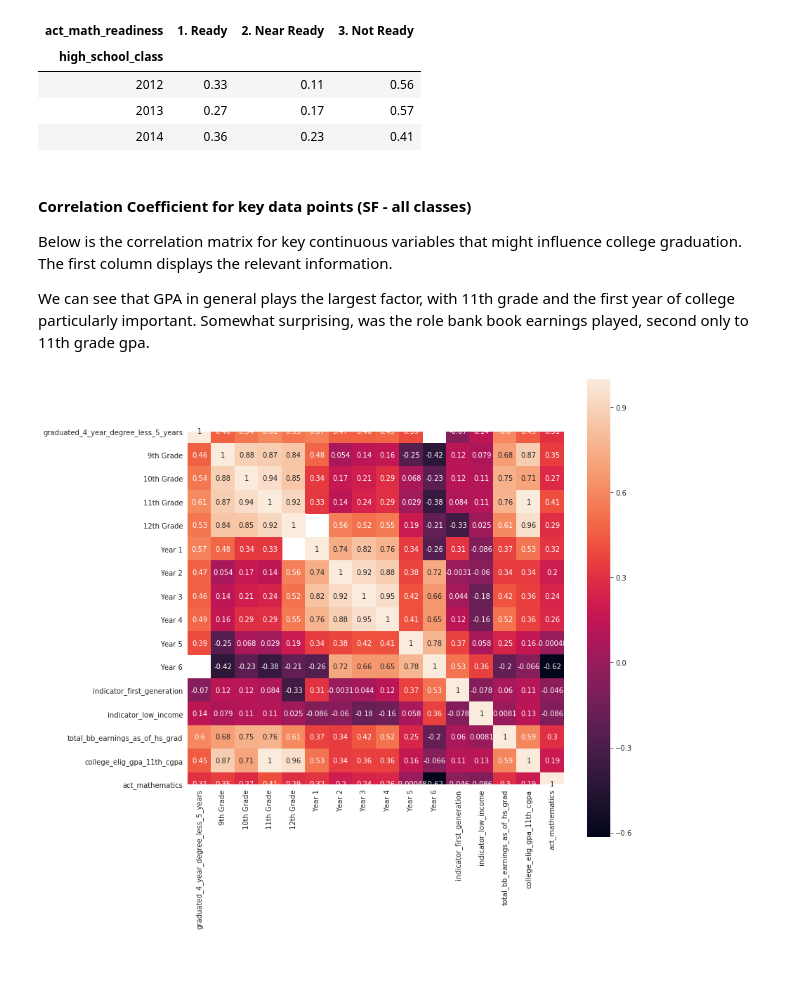
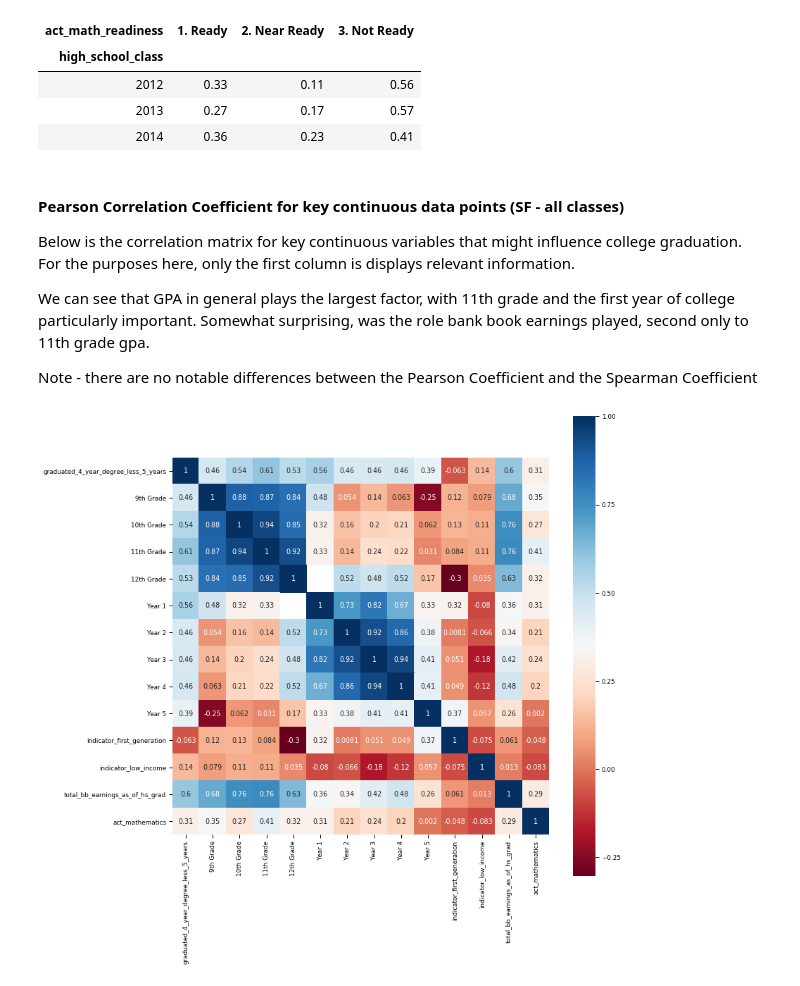
Before and after one commit to College-Track/sf_class_2014, a Jupyter notebook: Report.ipynb, the cells around one changed output. Cells and saved outputs as stored; diff of their text form; code cells hidden in the pictures.

```diff
--- a/Report.ipynb
+++ b/Report.ipynb
@@ -191,11 +213,13 @@ entrance_scores
 | 2013 | 0.27 | 0.17 | 0.57 |
 | 2014 | 0.36 | 0.23 | 0.41 |
 # %% [markdown]
-#### Correlation Coefficient for key data points (SF - all classes)
+#### Pearson Correlation Coefficient for key continuous data points (SF - all classes)
 
-Below is the correlation matrix for key continuous variables that might influence college graduation. The first column displays the relevant information.
+Below is the correlation matrix for key continuous variables that might influence college graduation. For the purposes here, only the first column is displays relevant information.
 
 We can see that GPA in general plays the largest factor, with 11th grade and the first year of college particularly important. Somewhat surprising, was the role bank book earnings played, second only to 11th grade gpa.
+
+Note - there are no notable differences between the Pearson Coefficient and the Spearman Coefficient
 # %%
 # cleaning up column types (needs to be moved to data prep)
 
@@ -217,10 +241,15 @@ df[['9th Grade', '10th Grade', '11th Grade',
 # creating a subset df that is just San Francisco
 df_sub = df[df.site == "San Francisco"].dropna(subset=['act_mathematics'])
 # %%
-corrMatrix = df_sub[['graduated_4_year_degree_less_5_years','9th Grade','10th Grade', '11th Grade', '12th Grade','Year 1','Year 2','Year 3','Year 4','Year 5', 'Year 6','indicator_first_generation', 'indicator_low_income','total_bb_earnings_as_of_hs_grad', 'college_elig_gpa_11th_cgpa','act_mathematics']].corr()
+corrMatrix = df_sub[['graduated_4_year_degree_less_5_years', '9th Grade', '10th Grade',
+                     '11th Grade', '12th Grade', 'Year 1', 'Year 2', 'Year 3',
+                     'Year 4', 'Year 5', 'indicator_first_generation', 'indicator_low_income',
+                     'total_bb_earnings_as_of_hs_grad', 'act_mathematics']].corr(method='pearson')
 # %%
-with sns.axes_style("white"):
-    f, ax = plt.subplots(figsize=(12, 12))
-    ax = sns.heatmap(corrMatrix, vmax=1, square=True, annot=True)
+f, ax = plt.subplots(figsize=(12, 12))
+sns.set_context('paper')
+
+
+ax = sns.heatmap(corrMatrix, vmax=1, square=True, annot=True,  cmap="RdBu")
 # %% [output]
-[figure, old version]
+[figure, new version]
```
Also changed, not shown: parts of 15 cells of this notebook, 1 other file.
